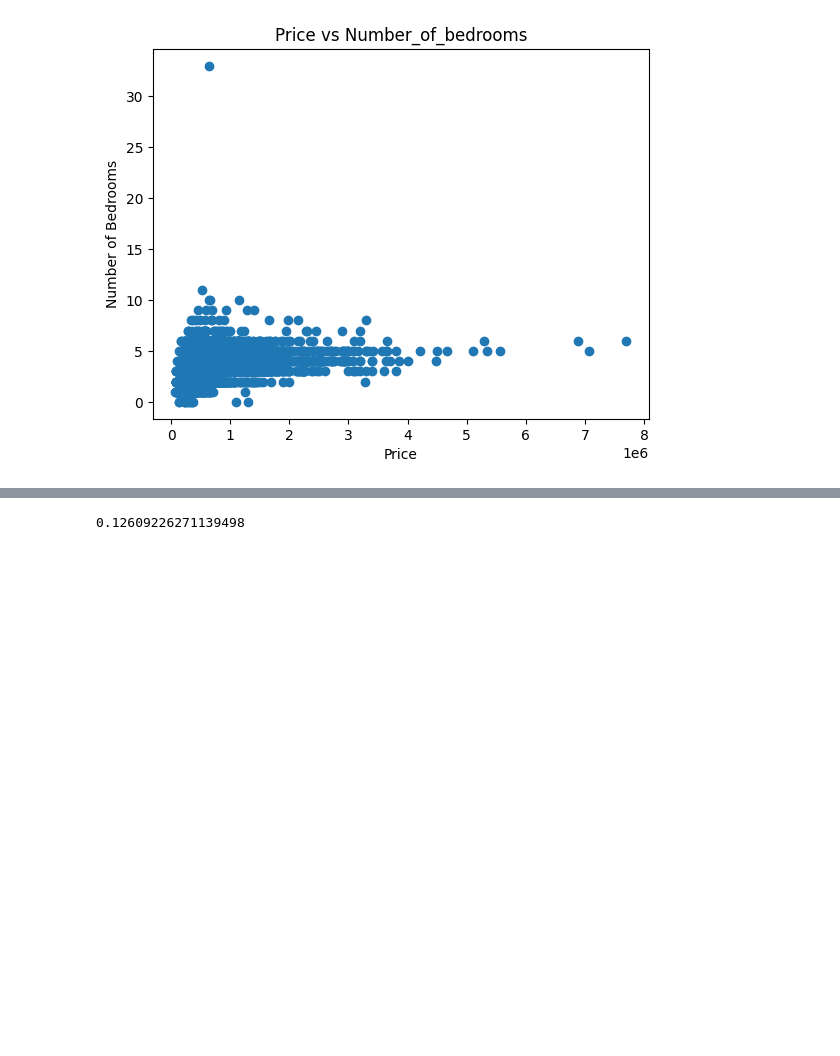
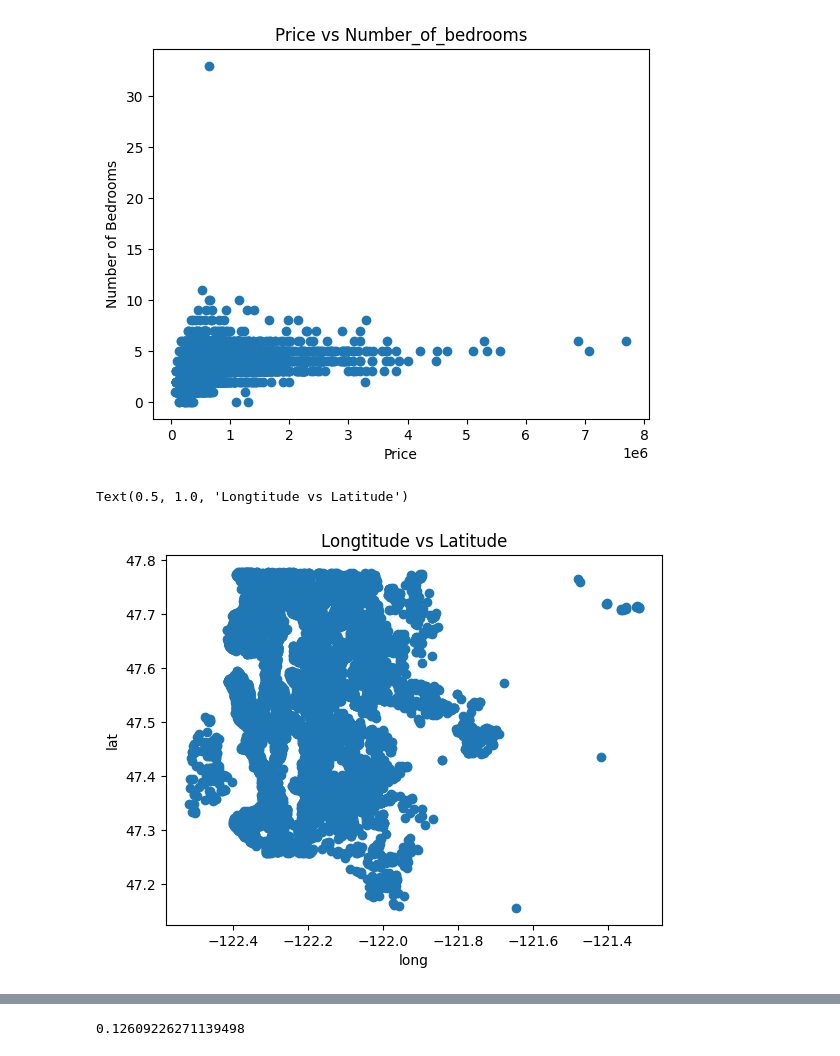
Before and after one commit to Pelumioluwa/Data-Science-Projects, a Jupyter notebook: Code /Price_Predictor.ipynb, the cells around one changed output, grey strips where cells are left out. Cells and saved outputs as stored; diff of their text form; code cells hidden in the pictures; blank space fills up the shorter version.

```diff
--- a/Code /Price_Predictor.ipynb
+++ b/Code /Price_Predictor.ipynb
@@ -241,3 +205,13 @@ plt.title("Price vs Number_of_bedrooms")
 # %% [output]
 Text(0.5, 1.0, 'Price vs Number_of_bedrooms')
 [figure]
+# %%
+#longtitude and Latitude to get the a visual of the location of the houses
+plt.scatter(house_data.long,house_data.lat)
+plt.xlabel('long')
+plt.ylabel('lat')
+plt.title("Longtitude vs Latitude")
+# It shows that the houses are closely located to one another
+# %% [output]
+Text(0.5, 1.0, 'Longtitude vs Latitude')
+[figure, added]
```
Also changed, not shown: parts of 24 cells of this notebook.
